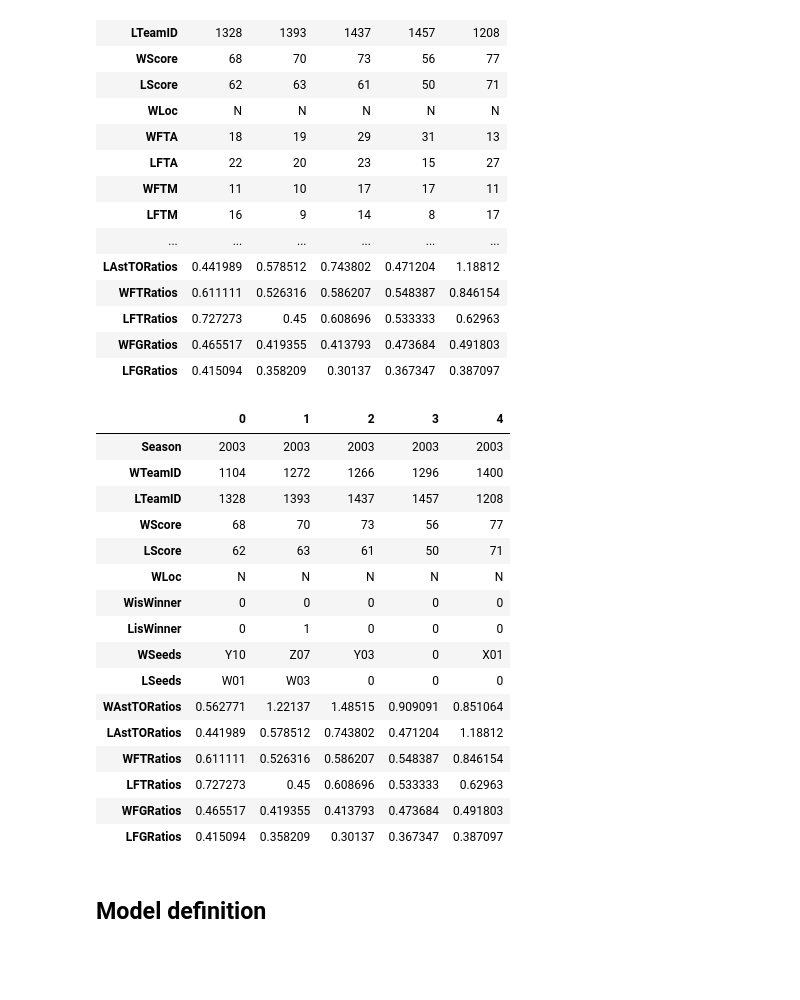
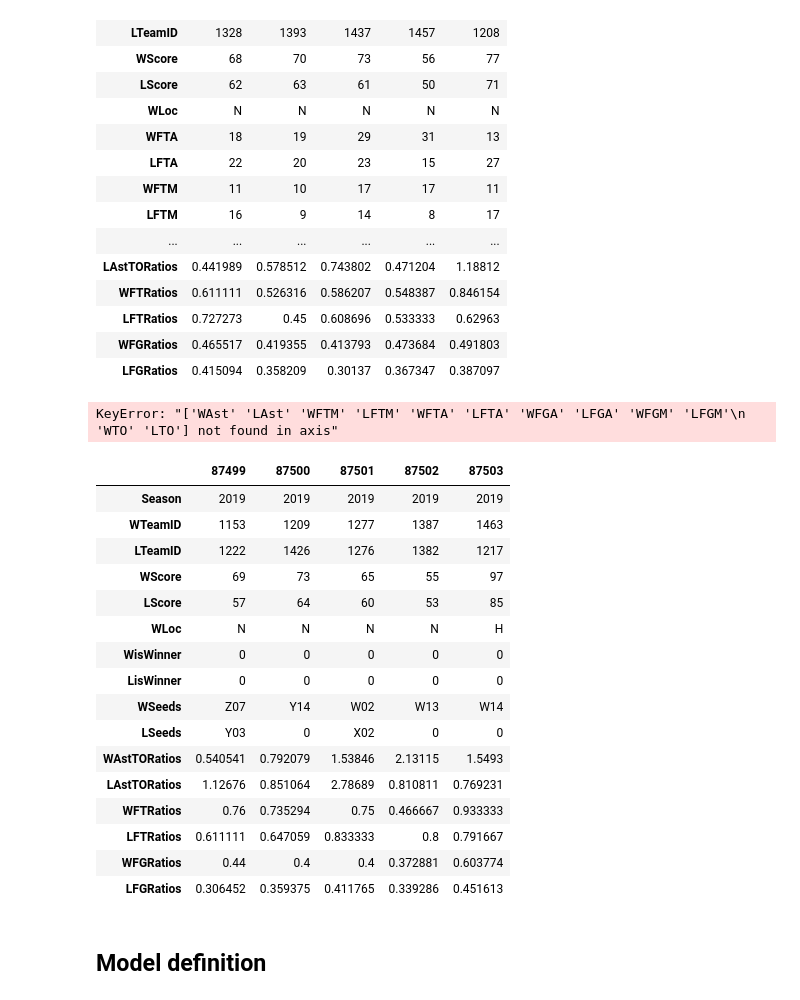
Before and after one commit to COMP562-Machine-Learning/NCAA_bracket_model, a Jupyter notebook: model.ipynb, the cells around one changed output. Saved outputs shown, nothing was run; the diff lists cells and outputs as text; code cells hidden in the pictures; blank space fills up the shorter version.

```diff
--- a/model.ipynb
+++ b/model.ipynb
@@ -33,10 +33,10 @@ https://www.breakthroughbasketball.com/stats/how-we-use-stats-Hagness.html
 # %% [markdown]
 ## Import Dataset
 # %%
-label_path = "./data/kaggle_2019_data/NCAATourneyCompactResults.csv"
-input_path = "./data/kaggle_2019_data/RegularSeasonDetailedResults.csv"
-team_id_path = "./data/kaggle_2019_data/Teams.csv"
-seed_path = "./data/kaggle_2019_data/NCAATourneySeeds.csv"
+label_path = "./data/MNCAATourneyCompactResults.csv"
+input_path = "./data/MRegularSeasonDetailedResults.csv"
+team_id_path = "./data/MTeams.csv"
+seed_path = "./data/MNCAATourneySeeds.csv"
 label_df = pd.read_csv(label_path)
 input_df = pd.read_csv(input_path)
 team_df = pd.read_csv(team_id_path)
@@ -222,25 +222,28 @@ new_df.head().transpose()
 # %%
 # dropping columns
 new_df = new_df.drop(["WAst","LAst","WFTM","LFTM","WFTA","LFTA","WFGA","LFGA","WFGM","LFGM","WTO","LTO"], axis = 1)
-new_df.head().transpose()
 # %% [output]
-|  | 0 | 1 | 2 | 3 | 4 |
-| Season | 2003 | 2003 | 2003 | 2003 | 2003 |
-| WTeamID | 1104 | 1272 | 1266 | 1296 | 1400 |
-| LTeamID | 1328 | 1393 | 1437 | 1457 | 1208 |
-| WScore | 68 | 70 | 73 | 56 | 77 |
-| LScore | 62 | 63 | 61 | 50 | 71 |
-| WLoc | N | N | N | N | N |
-| WisWinner | 0 | 0 | 0 | 0 | 0 |
-| LisWinner | 0 | 1 | 0 | 0 | 0 |
-| WSeeds | Y10 | Z07 | Y03 | 0 | X01 |
-| LSeeds | W01 | W03 | 0 | 0 | 0 |
-| WAstTORatios | 0.562771 | 1.22137 | 1.48515 | 0.909091 | 0.851064 |
-| LAstTORatios | 0.441989 | 0.578512 | 0.743802 | 0.471204 | 1.18812 |
-| WFTRatios | 0.611111 | 0.526316 | 0.586207 | 0.548387 | 0.846154 |
-| LFTRatios | 0.727273 | 0.45 | 0.608696 | 0.533333 | 0.62963 |
-| WFGRatios | 0.465517 | 0.419355 | 0.413793 | 0.473684 | 0.491803 |
-| LFGRatios | 0.415094 | 0.358209 | 0.30137 | 0.367347 | 0.387097 |
+KeyError: "['WAst' 'LAst' 'WFTM' 'LFTM' 'WFTA' 'LFTA' 'WFGA' 'LFGA' 'WFGM' 'LFGM'\n 'WTO' 'LTO'] not found in axis"
+# %%
+new_df.tail().transpose()
+# %% [output]
+|  | 87499 | 87500 | 87501 | 87502 | 87503 |
+| Season | 2019 | 2019 | 2019 | 2019 | 2019 |
+| WTeamID | 1153 | 1209 | 1277 | 1387 | 1463 |
+| LTeamID | 1222 | 1426 | 1276 | 1382 | 1217 |
+| WScore | 69 | 73 | 65 | 55 | 97 |
+| LScore | 57 | 64 | 60 | 53 | 85 |
+| WLoc | N | N | N | N | H |
+| WisWinner | 0 | 0 | 0 | 0 | 0 |
+| LisWinner | 0 | 0 | 0 | 0 | 0 |
+| WSeeds | Z07 | Y14 | W02 | W13 | W14 |
+| LSeeds | Y03 | 0 | X02 | 0 | 0 |
+| WAstTORatios | 0.540541 | 0.792079 | 1.53846 | 2.13115 | 1.5493 |
+| LAstTORatios | 1.12676 | 0.851064 | 2.78689 | 0.810811 | 0.769231 |
+| WFTRatios | 0.76 | 0.735294 | 0.75 | 0.466667 | 0.933333 |
+| LFTRatios | 0.611111 | 0.647059 | 0.833333 | 0.8 | 0.791667 |
+| WFGRatios | 0.44 | 0.4 | 0.4 | 0.372881 | 0.603774 |
+| LFGRatios | 0.306452 | 0.359375 | 0.411765 | 0.339286 | 0.451613 |
 # %% [markdown]
 ## Model definition
 # %% [markdown]
```
Also changed, not shown: parts of 3 cells of this notebook, 29 other files.
